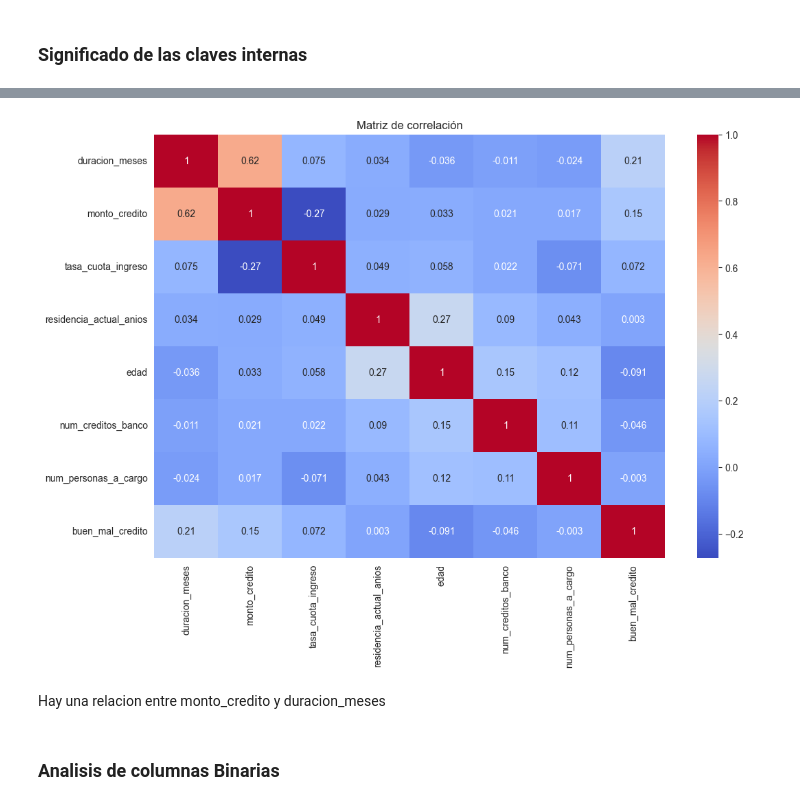
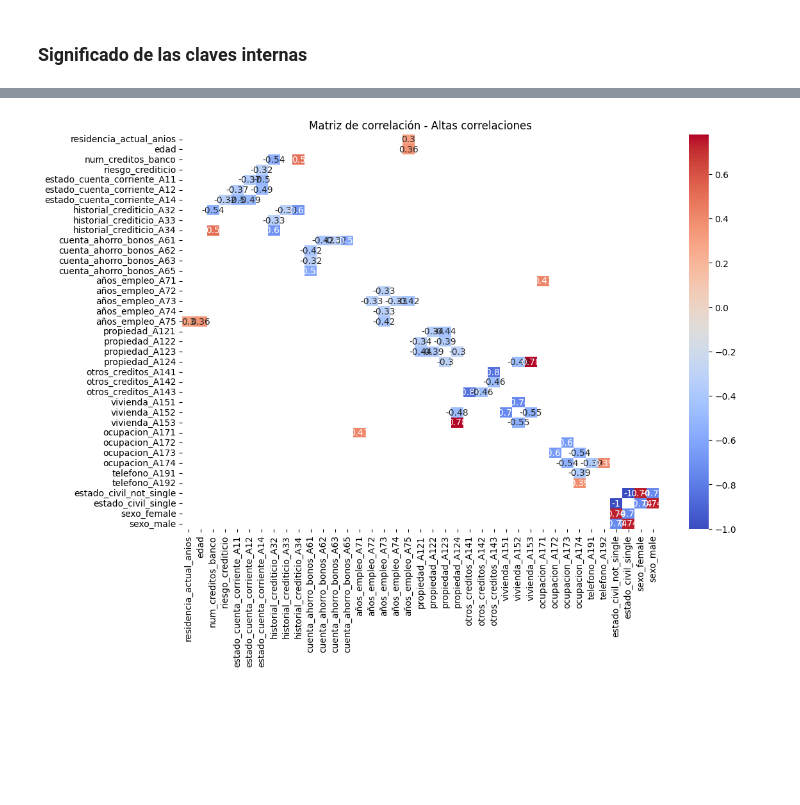
Before and after one commit to ezemartlopez/TP-Integrador-Equidad-en-Aprendizaje-Autom-tico, a Jupyter notebook: 01_Conjunto_datos.ipynb, the cells around one changed output, grey strips where cells are left out. Saved outputs shown, nothing was run; the diff lists cells and outputs as text; code cells hidden in the pictures; blank space fills up the shorter version.

```diff
--- a/01_Conjunto_datos.ipynb
+++ b/01_Conjunto_datos.ipynb
@@ -430,26 +716,0 @@ plt.show()
-# %%
-import matplotlib.pyplot as plt
-import seaborn as sns
-
-n_cols = 4
-n_rows = (len(integer_cols) + n_cols - 1) // n_cols  # filas necesarias
-
-# Reducir el tamaño total para que no queden muy anchos
-fig, axes = plt.subplots(n_rows, n_cols, figsize=(4 * n_cols, 4 * n_rows))
-axes = axes.flatten()
-
-sns.set_style("whitegrid")
-
-for i, col in enumerate(integer_cols):
-    # Ajustar width para que las cajas sean más delgadas
-    sns.boxplot(y=df[col], ax=axes[i], color='steelblue', width=0.5)
-    axes[i].set_title(f'Boxplot de {col}', fontsize=14)
-    axes[i].set_xlabel('')
-    axes[i].set_ylabel(col, fontsize=12)
-
-# Ocultar ejes sobrantes si hay más subplots que variables
-for j in range(i + 1, len(axes)):
-    fig.delaxes(axes[j])
-
-plt.tight_layout()
-plt.show()
@@ -457,0 +745,2 @@ plt.show()
+# %%
+df = df.drop(columns=['proposito', 'otros_deudores_garantes', 'duracion_meses', 'monto_credito'])
@@ -457,0 +774,2 @@ plt.show()
+# %%
+features_encoded = pd.get_dummies(df, dtype=int)
@@ -458,17 +793,13 @@ plt.show()
 # %%
-import matplotlib.pyplot as plt
-import seaborn as sns
+#Armamos una matriz de correlacion (su version legible), para ir teniendo idea de que atributos estan relacionados
+corr = features_encoded.corr()
+umbral = 0.3
+high_corr_cols = corr[(corr.abs() > umbral) & (corr.abs() < 1)].dropna(how="all", axis=1).dropna(how="all", axis=0)
 
-corr = df[integer_cols + ['buen_mal_credito']].corr()
+plt.figure(figsize=(12, 8))
+sns.heatmap(high_corr_cols, annot=True, cmap='coolwarm')
 
-plt.figure(figsize=(12, 8))  # Aumenta el ancho (12) y la altura (8) según convenga
-sns.heatmap(corr, annot=True, cmap='coolwarm')
-
-plt.title('Matriz de correlación')
+plt.title('Matriz de correlación - Altas correlaciones')
 plt.show()
 # %% [output]
-[figure, old version]
+[figure, new version]
-# %% [markdown]
-Hay una relacion entre monto_credito y duracion_meses
-# %% [markdown]
-### Analisis de columnas Binarias
```
Also changed, not shown: parts of 79 cells of this notebook, 3 other files.
